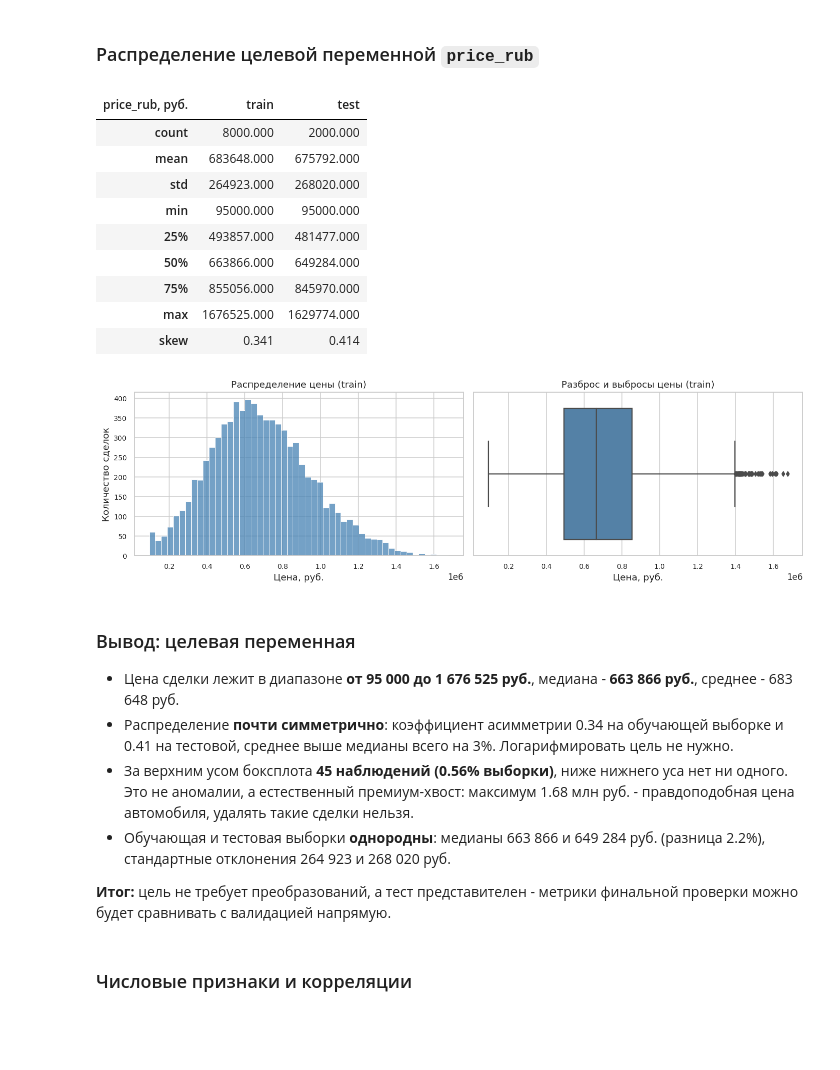
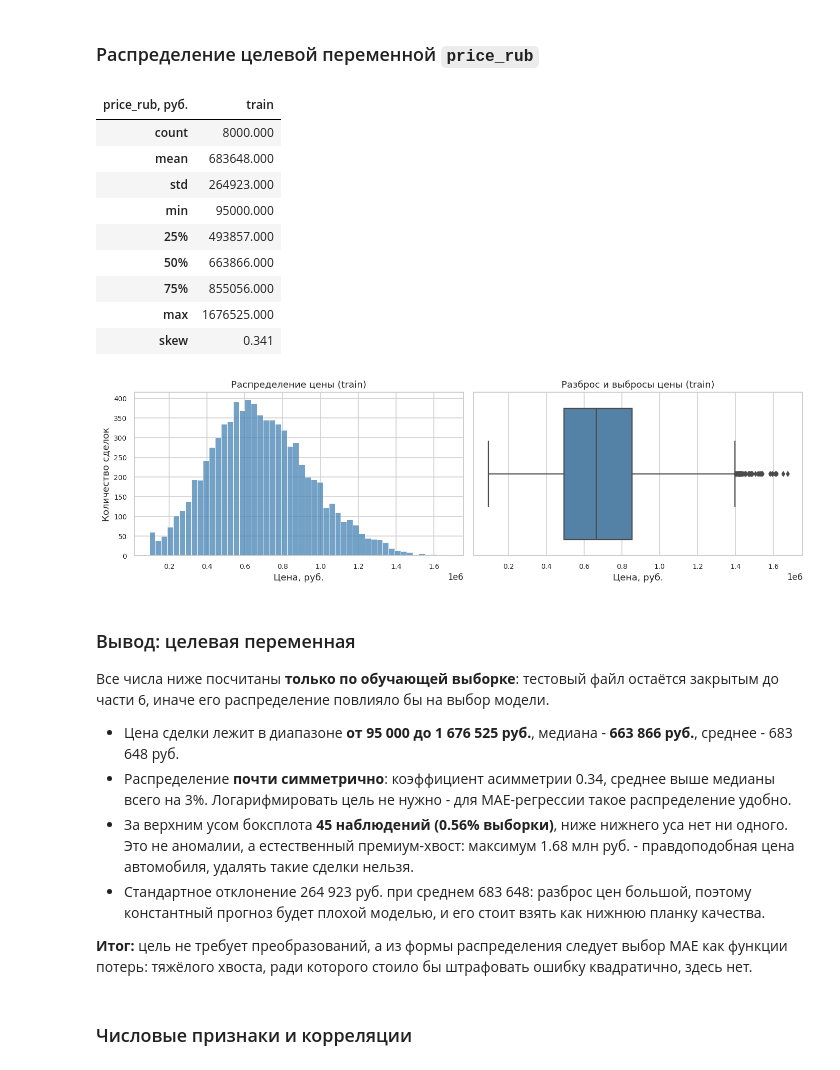
Before and after one commit to sergeyshmagin/MLDS, a Jupyter notebook: 51c3ffbf-518e-4434-b5db-bf800092ea64.ipynb, the cells around one changed output. Saved outputs shown, nothing was run; the diff lists cells and outputs as text; code cells hidden in the pictures; blank space fills up the shorter version.

```diff
--- a/51c3ffbf-518e-4434-b5db-bf800092ea64.ipynb
+++ b/51c3ffbf-518e-4434-b5db-bf800092ea64.ipynb
@@ -307,53 +393,54 @@ display(duplicates)
 # %% [markdown]
 ### Распределение целевой переменной `price_rub`
 # %%
-target_stats = pd.DataFrame({
-    'train': train_full[TARGET].describe(),
-    'test': test[TARGET].describe(),
-}).round(0)
-target_stats.loc['skew'] = [train_full[TARGET].skew().round(3), test[TARGET].skew().round(3)]
+# распределение цели изучаем только по обучающей выборке: test открываем в части 6
+target_stats = train_full[TARGET].describe().round(0).to_frame('train')
+target_stats.loc['skew'] = round(train_full[TARGET].skew(), 3)
 target_stats.columns.name = 'price_rub, руб.'
 display(target_stats)
 
 fig, axes = plt.subplots(1, 2, figsize=(13, 4))
 sns.histplot(train_full[TARGET], bins=50, ax=axes[0], color='steelblue')
 axes[0].set_title('Распределение цены (train)')
 axes[0].set_xlabel('Цена, руб.')
 axes[0].set_ylabel('Количество сделок')
 sns.boxplot(x=train_full[TARGET], ax=axes[1], color='steelblue')
 axes[1].set_title('Разброс и выбросы цены (train)')
 axes[1].set_xlabel('Цена, руб.')
 for ax in axes:
     ax.tick_params(labelsize=9)
 fig.tight_layout()
 plt.show()
 # %% [output]
-| price_rub, руб. | train | test |
-| count | 8000.000 | 2000.000 |
-| mean | 683648.000 | 675792.000 |
-| std | 264923.000 | 268020.000 |
-| min | 95000.000 | 95000.000 |
-| 25% | 493857.000 | 481477.000 |
-| 50% | 663866.000 | 649284.000 |
-| 75% | 855056.000 | 845970.000 |
-| max | 1676525.000 | 1629774.000 |
-| skew | 0.341 | 0.414 |
+| price_rub, руб. | train |
+| count | 8000.000 |
+| mean | 683648.000 |
+| std | 264923.000 |
+| min | 95000.000 |
+| 25% | 493857.000 |
+| 50% | 663866.000 |
+| 75% | 855056.000 |
+| max | 1676525.000 |
+| skew | 0.341 |
 [figure]
 # %% [markdown]
 ### Вывод: целевая переменная
 
+Все числа ниже посчитаны **только по обучающей выборке**: тестовый файл остаётся закрытым до
+части 6, иначе его распределение повлияло бы на выбор модели.
+
 * Цена сделки лежит в диапазоне **от 95 000 до 1 676 525 руб.**, медиана - **663 866 руб.**,
   среднее - 683 648 руб.
-* Распределение **почти симметрично**: коэффициент асимметрии 0.34 на обучающей выборке и
-  0.41 на тестовой, среднее выше медианы всего на 3%. Логарифмировать цель не нужно.
+* Распределение **почти симметрично**: коэффициент асимметрии 0.34, среднее выше медианы всего
+  на 3%. Логарифмировать цель не нужно - для MAE-регрессии такое распределение удобно.
 * За верхним усом боксплота **45 наблюдений (0.56% выборки)**, ниже нижнего уса нет ни одного.
   Это не аномалии, а естественный премиум-хвост: максимум 1.68 млн руб. - правдоподобная цена
   автомобиля, удалять такие сделки нельзя.
-* Обучающая и тестовая выборки **однородны**: медианы 663 866 и 649 284 руб. (разница 2.2%),
-  стандартные отклонения 264 923 и 268 020 руб.
+* Стандартное отклонение 264 923 руб. при среднем 683 648: разброс цен большой, поэтому
+  константный прогноз будет плохой моделью, и его стоит взять как нижнюю планку качества.
 
-**Итог:** цель не требует преобразований, а тест представителен - метрики финальной проверки
-можно будет сравнивать с валидацией напрямую.
+**Итог:** цель не требует преобразований, а из формы распределения следует выбор MAE как функции
+потерь: тяжёлого хвоста, ради которого стоило бы штрафовать ошибку квадратично, здесь нет.
 # %% [markdown]
 ### Числовые признаки и корреляции
 # %%
```
Also changed, not shown: parts of 38 cells of this notebook, 2 other files.
